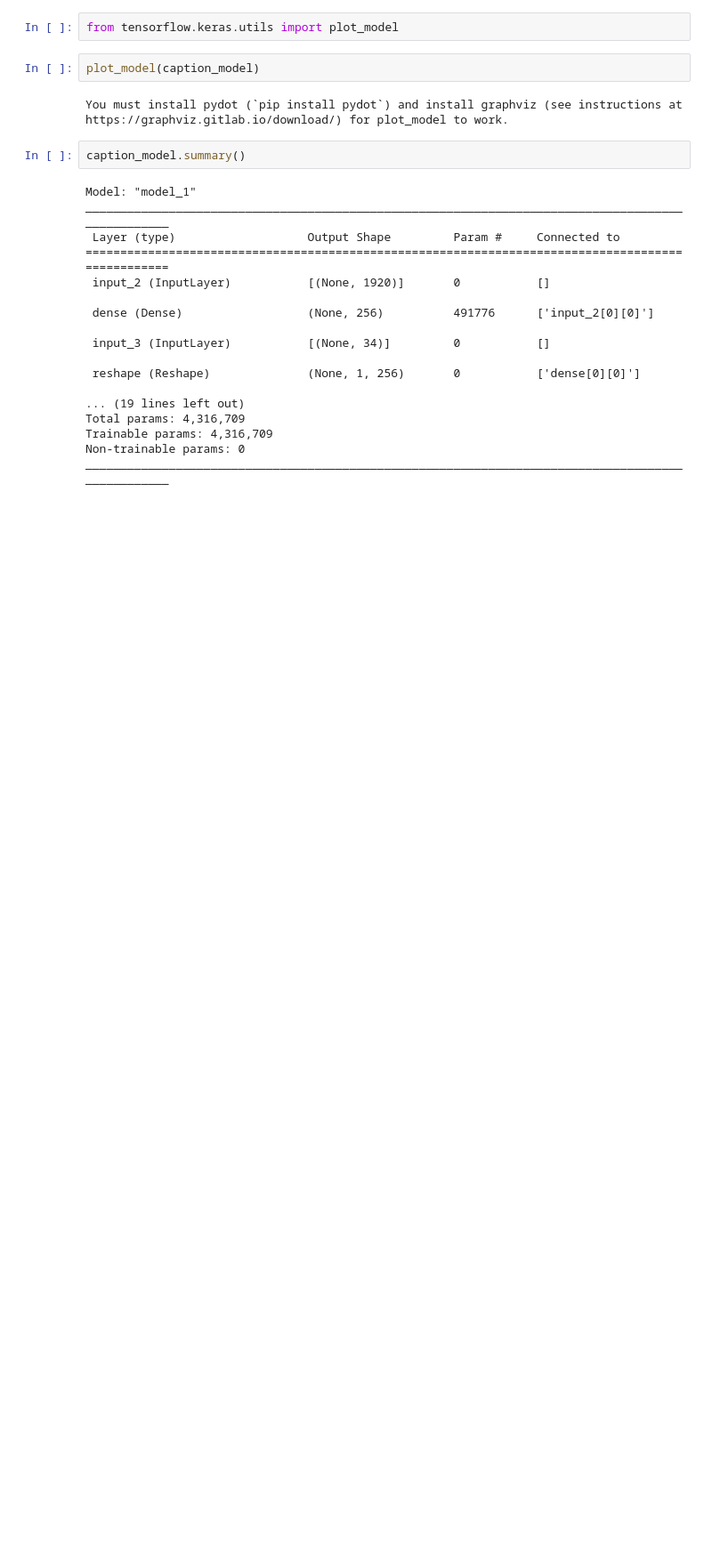
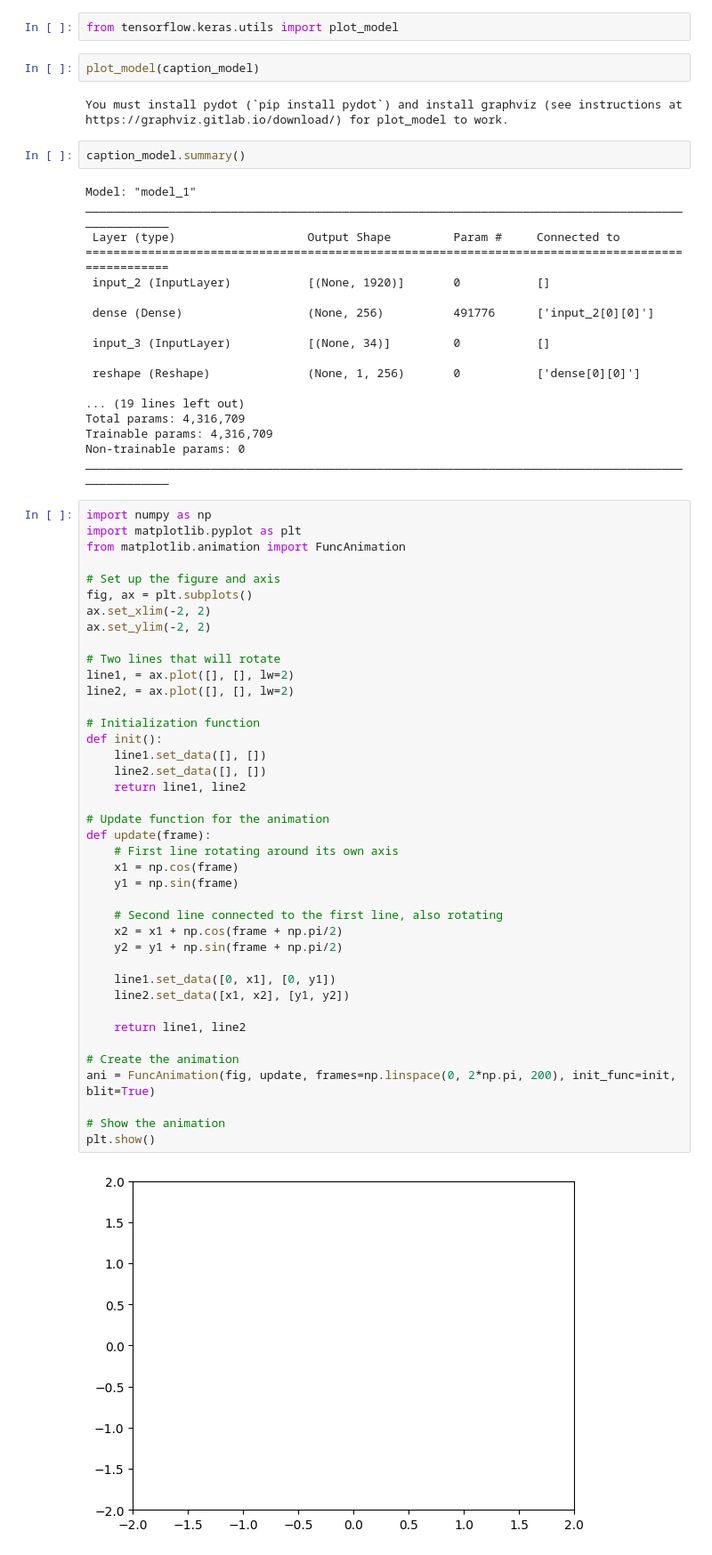
Before and after one commit to lvimuth/image-caption-generator, a Jupyter notebook: imageCaptionGenerator.ipynb, the cells around one changed output. Shown at 89% size. Drawn from its saved outputs; the diff is of its cells as text; blank space fills up the shorter version.

```diff
--- a/imageCaptionGenerator.ipynb
+++ b/imageCaptionGenerator.ipynb
@@ -219,3 +219,45 @@ Total params: 4,316,709
 Trainable params: 4,316,709
 Non-trainable params: 0
 __________________________________________________________________________________________________
+# %%
+import numpy as np
+import matplotlib.pyplot as plt
+from matplotlib.animation import FuncAnimation
+
+# Set up the figure and axis
+fig, ax = plt.subplots()
+ax.set_xlim(-2, 2)
+ax.set_ylim(-2, 2)
+
+# Two lines that will rotate
+line1, = ax.plot([], [], lw=2)
+line2, = ax.plot([], [], lw=2)
+
+# Initialization function
+def init():
+    line1.set_data([], [])
+    line2.set_data([], [])
+    return line1, line2
+
+# Update function for the animation
+def update(frame):
+    # First line rotating around its own axis
+    x1 = np.cos(frame)
+    y1 = np.sin(frame)
+
+    # Second line connected to the first line, also rotating
+    x2 = x1 + np.cos(frame + np.pi/2)
+    y2 = y1 + np.sin(frame + np.pi/2)
+
+    line1.set_data([0, x1], [0, y1])
+    line2.set_data([x1, x2], [y1, y2])
+
+    return line1, line2
+
+# Create the animation
+ani = FuncAnimation(fig, update, frames=np.linspace(0, 2*np.pi, 200), init_func=init, blit=True)
+
+# Show the animation
+plt.show()
+# %% [output]
+[figure, added]
```
Also changed, not shown: 2 other files.
